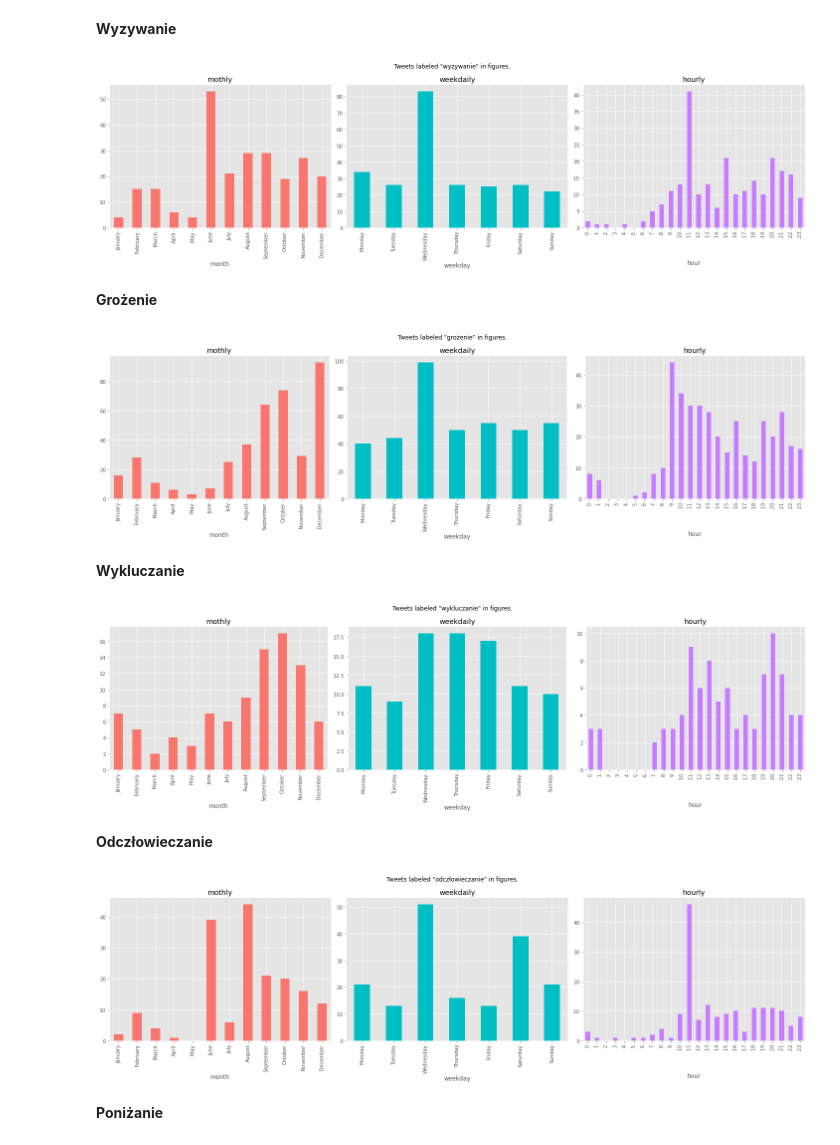
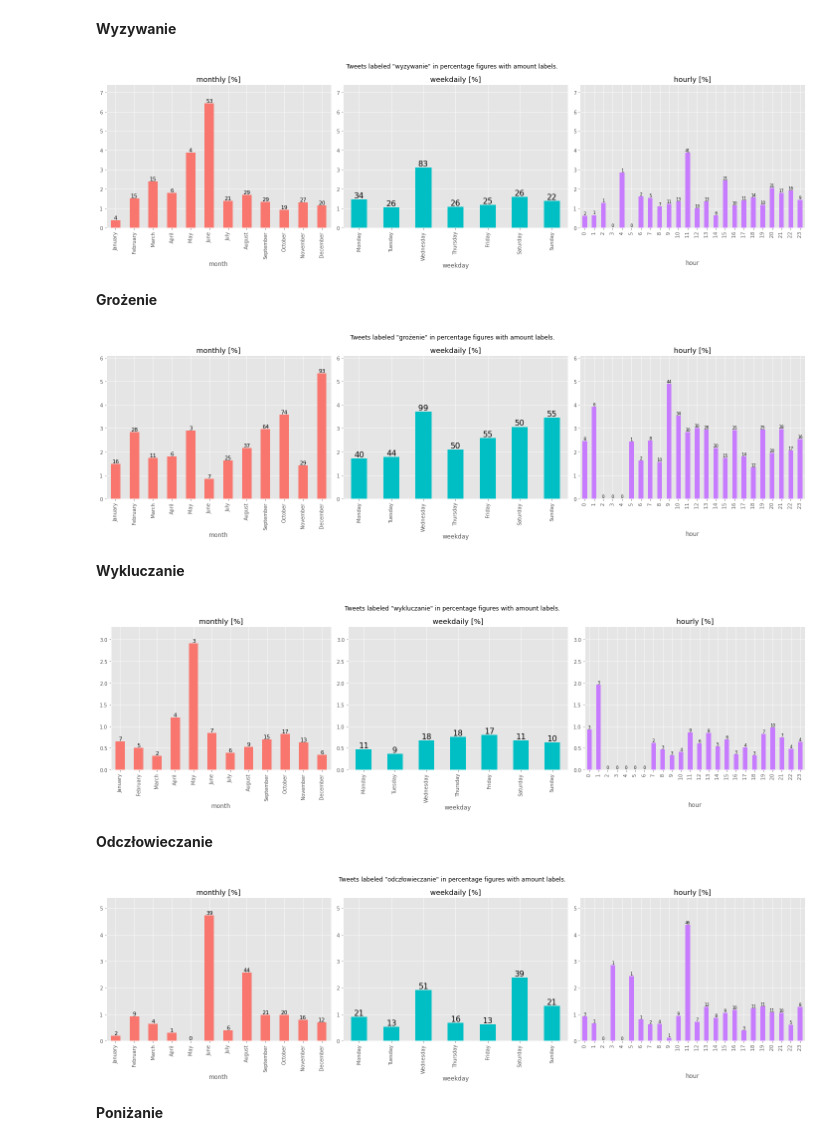
Before and after one commit to kaluzny1995/HSD2.0, a Jupyter notebook: 04. StatisticalPrimaryDataAnalysis.ipynb, the cells around one changed output. Drawn from its saved outputs; the diff is of its cells as text; code cells hidden in the pictures.

```diff
--- a/04. StatisticalPrimaryDataAnalysis.ipynb
+++ b/04. StatisticalPrimaryDataAnalysis.ipynb
@@ -196,10 +196,11 @@ df_yc, df_mc, df_wdc, df_hc, df_dc = get_stats(df_combined, hate_type='wyzywanie
                                                month_names=MONTH_NAMES,
                                                weekday_names=WEEKDAY_NAMES)
 # %%
-tweet_count_bars(df_mc, df_wdc, df_hc, title='Tweets labeled "wyzywanie" in figures.',
-                 save_file=SPA_CHART_DIR.replace('{}', 'tweets_wyz_timeline'))
+tweet_count_bars(df_mc, df_wdc, df_hc, thr=7.4,
+                 title='Tweets labeled "wyzywanie" in percentage figures with amount labels.',
+                 percentages=True, save_file=SPA_CHART_DIR.replace('{}', 'tweets_wyz_timeline'))
 # %% [output]
-[figure, old version]
+[figure, new version]
 # %% [markdown]
 **Grożenie**
 # %%
@@ -207,10 +208,11 @@ df_yc, df_mc, df_wdc, df_hc, df_dc = get_stats(df_combined, hate_type='grożenie
                                                month_names=MONTH_NAMES,
                                                weekday_names=WEEKDAY_NAMES)
 # %%
-tweet_count_bars(df_mc, df_wdc, df_hc, title='Tweets labeled "grożenie" in figures.',
-                 save_file=SPA_CHART_DIR.replace('{}', 'tweets_groz_timeline'))
+tweet_count_bars(df_mc, df_wdc, df_hc, thr=6.1,
+                 title='Tweets labeled "grożenie" in percentage figures with amount labels.',
+                 percentages=True, save_file=SPA_CHART_DIR.replace('{}', 'tweets_groz_timeline'))
 # %% [output]
-[figure, old version]
+[figure, new version]
 # %% [markdown]
 **Wykluczanie**
 # %%
@@ -218,10 +220,11 @@ df_yc, df_mc, df_wdc, df_hc, df_dc = get_stats(df_combined, hate_type='wykluczan
                                                month_names=MONTH_NAMES,
                                                weekday_names=WEEKDAY_NAMES)
 # %%
-tweet_count_bars(df_mc, df_wdc, df_hc, title='Tweets labeled "wykluczanie" in figures.',
-                 save_file=SPA_CHART_DIR.replace('{}', 'tweets_wyk_timeline'))
+tweet_count_bars(df_mc, df_wdc, df_hc, thr=3.3,
+                 title='Tweets labeled "wykluczanie" in percentage figures with amount labels.',
+                 percentages=True, save_file=SPA_CHART_DIR.replace('{}', 'tweets_wyk_timeline'))
 # %% [output]
-[figure, old version]
+[figure, new version]
 # %% [markdown]
 **Odczłowieczanie**
 # %%
@@ -229,10 +232,11 @@ df_yc, df_mc, df_wdc, df_hc, df_dc = get_stats(df_combined, hate_type='odczłowi
                                                month_names=MONTH_NAMES,
                                                weekday_names=WEEKDAY_NAMES)
 # %%
-tweet_count_bars(df_mc, df_wdc, df_hc, title='Tweets labeled "odczłowieczanie" in figures.',
-                 save_file=SPA_CHART_DIR.replace('{}', 'tweets_odcz_timeline'))
+tweet_count_bars(df_mc, df_wdc, df_hc, thr=5.4,
+                 title='Tweets labeled "odczłowieczanie" in percentage figures with amount labels.',
+                 percentages=True, save_file=SPA_CHART_DIR.replace('{}', 'tweets_odcz_timeline'))
 # %% [output]
-[figure, old version]
+[figure, new version]
 # %% [markdown]
 **Poniżanie**
 # %%
```
Also changed, not shown: parts of 17 cells of this notebook, 3 other files.
